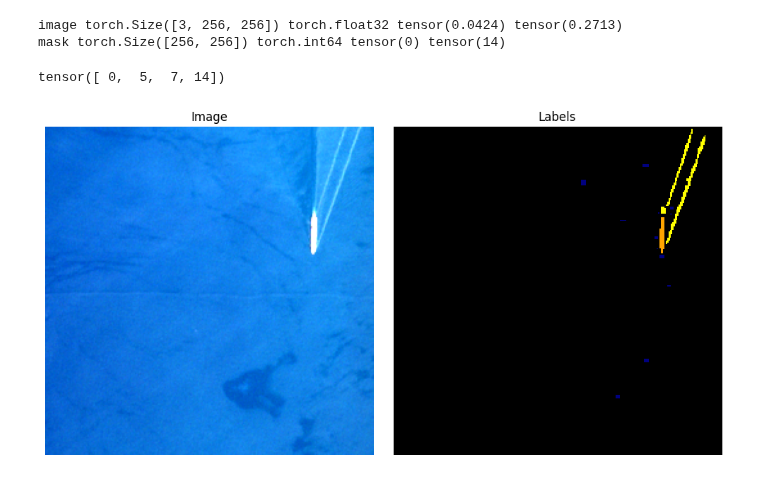
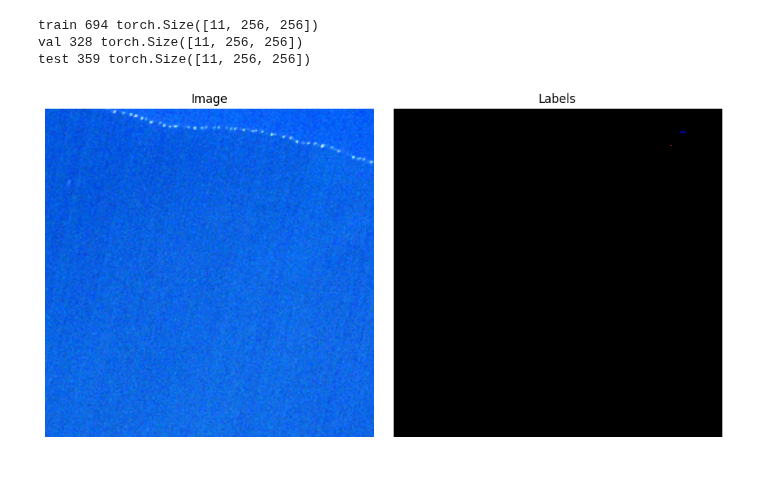
Before and after one commit to isaaccorley/hydro-foundation-model, a Jupyter notebook: notebooks/plot.ipynb, the cells around one changed output. Cells and saved outputs as stored; diff of their text form; code cells hidden in the pictures.

Commit message:
Add example plots for each dataset

```diff
--- a/notebooks/plot.ipynb
+++ b/notebooks/plot.ipynb
@@ -1,4 +0,0 @@
-# %%
-from src.datasets.marida import MARIDA, MARIDADataModule
-
-ds = MARIDA(root="./data/MARIDA", split="train", bands="rgb")
@@ -8,14 +0,0 @@ dm.setup(stage="fit")
-# %%
-sample = ds[0]
-for k, v in sample.items():
-    print(k, v.shape, v.dtype, v.min(), v.max())
-
-sample["mask"].unique()
-# %% [output]
-image torch.Size([3, 256, 256]) torch.float32 tensor(0.0424) tensor(0.2713)
-mask torch.Size([256, 256]) torch.int64 tensor(0) tensor(14)
-tensor([ 0,  5,  7, 14])
-# %%
-fig = ds.plot(ds[0])
-# %% [output]
-[figure, removed]
@@ -21,0 +11,12 @@ fig = ds.plot(ds[0])
+# %%
+for split in ["train", "val", "test"]:
+    ds = MARIDA(root="data/benchmark-datasets/marida/", split=split)
+    print(split, len(ds), ds[0]["image"].shape)
+ds.plot(ds[0])
+plt.show()
+plt.close()
+# %% [output]
+train 694 torch.Size([11, 256, 256])
+val 328 torch.Size([11, 256, 256])
+test 359 torch.Size([11, 256, 256])
+[figure, added]
```
Also changed, not shown: parts of 7 cells of this notebook.
